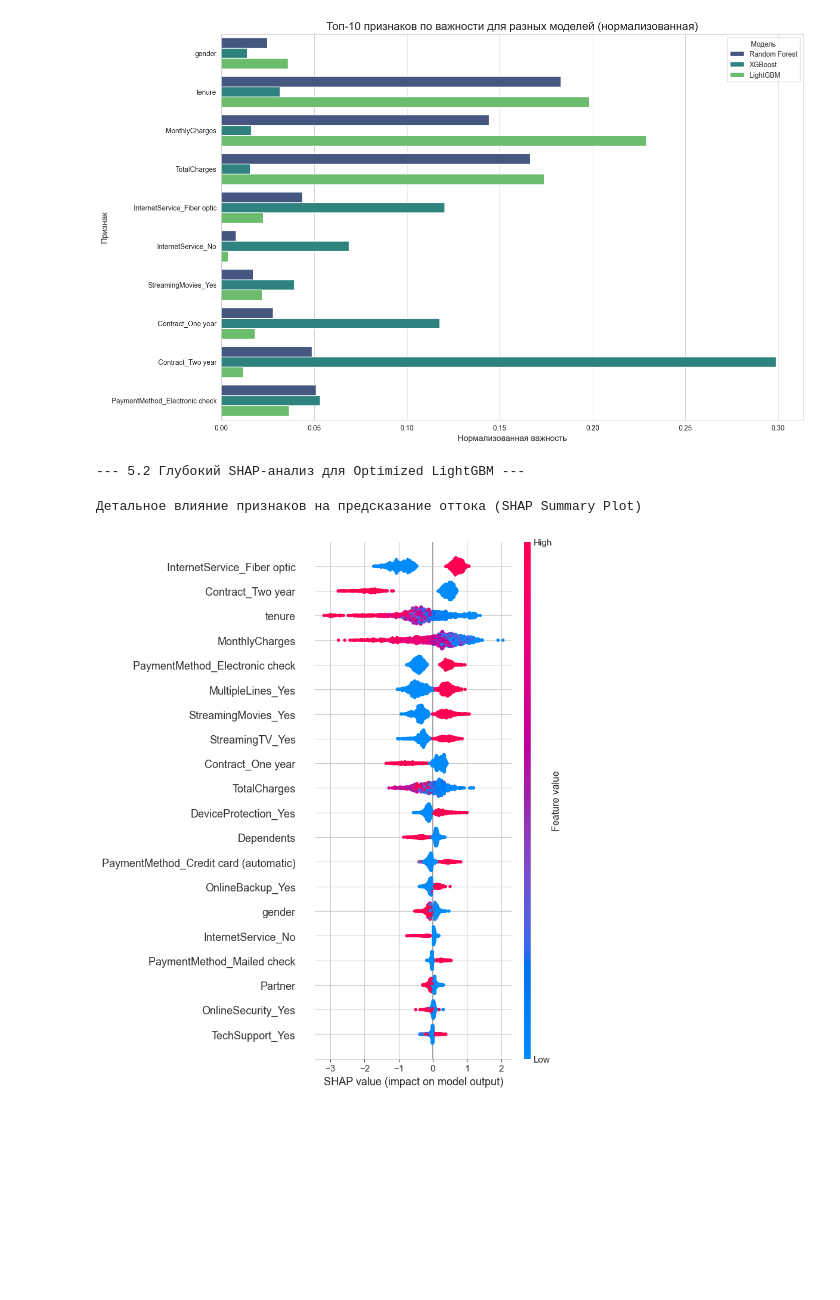
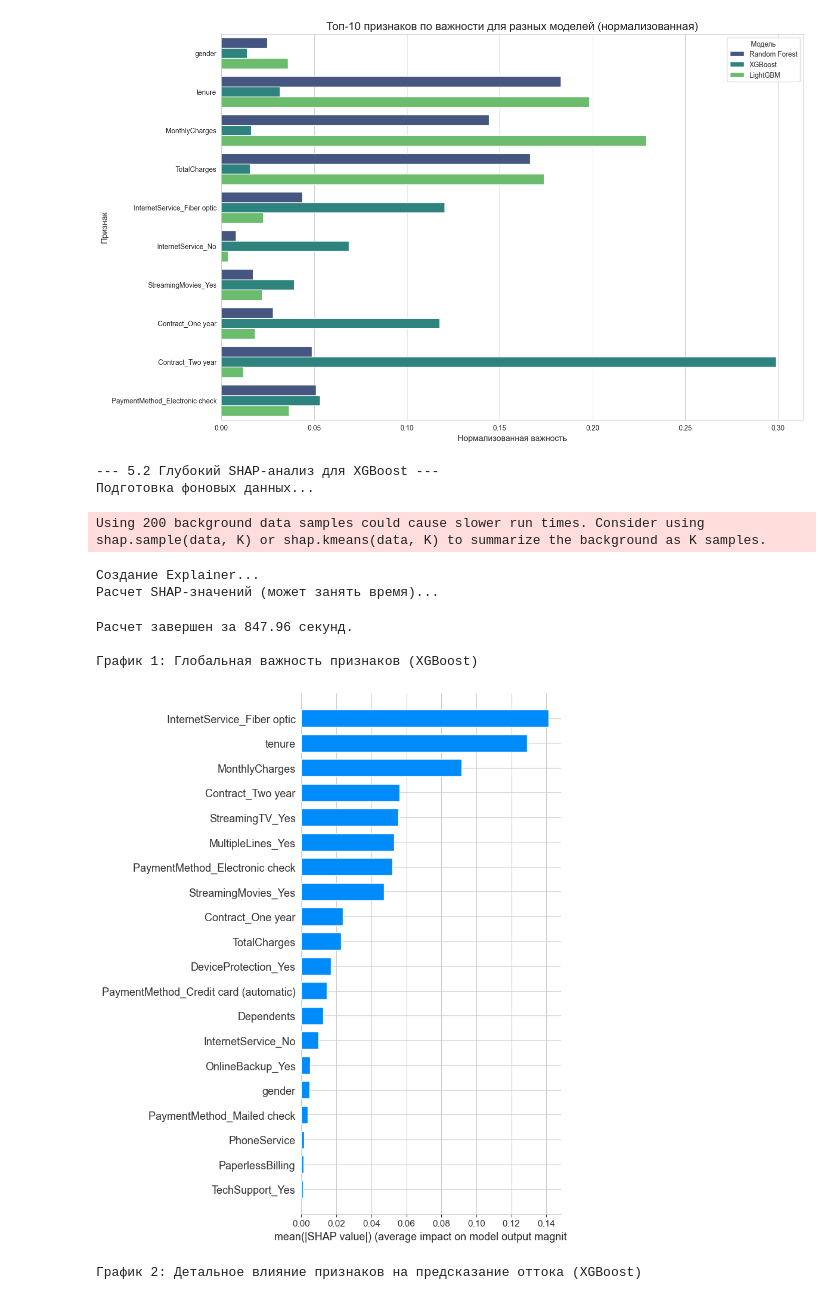
Before and after one commit to VladimirLozovich/churn_prediction_practice, a Jupyter notebook: notebooks/02_Modeling_and_Interpretation.ipynb, the cells around one changed output. Cells and saved outputs as stored; diff of their text form; code cells hidden in the pictures; blank space fills up the shorter version.

```diff
--- a/notebooks/02_Modeling_and_Interpretation.ipynb
+++ b/notebooks/02_Modeling_and_Interpretation.ipynb
@@ -559,33 +555,50 @@ plt.show()
 --- 5.1 Сравнение важности признаков ---
 [figure]
 # %%
-# Попытка провести SHAP-анализ лучшей из полученных моделей - XGBoost, приводит к ошибке из-за несоответствия типов переменных внутри модели и функций модуля SHAP.
-# Из-за неудачи при попытках преодоления этой ошибки было принято решение использовать модель занявшую второе место - LightGBM
-#
 # =============================================================================
-# Шаг 5.2: Глубокий SHAP-анализ лучшей модели
+# Шаг 5.2: Глубокий SHAP-анализ для XGBoost
 # =============================================================================
 import shap
+import time
+import pandas as pd
+import numpy as np
+import xgboost
 
-print("\n--- 5.2 Глубокий SHAP-анализ для Optimized LightGBM ---")
+print("\n--- 5.2 Глубокий SHAP-анализ для XGBoost ---")
 
-explainer_lgbm = shap.TreeExplainer(best_lgbm_model)
-shap_values_lgbm = explainer_lgbm.shap_values(X_test)
+booster = best_xgb_model.get_booster()
 
-# Визуализация: Влияние значений признаков (Beeswarm Plot)
-print("\nДетальное влияние признаков на предсказание оттока (SHAP Summary Plot)")
+def predict_proba_booster(X):
+    # booster.predict() возвращает вероятности только для класса 1,
+    # поэтому shap_values будет посчитан только для него.
+    dmatrix = xgboost.DMatrix(X, feature_names=booster.feature_names)
+    return booster.predict(dmatrix)
 
-# --- НАЧАЛО ИСПРАВЛЕНИЯ ---
-# Убираем индексацию [1]. shap_values_lgbm уже содержит нужный массив для класса 1.
-# Проверяем размерность на всякий случай, чтобы понять, что происходит
-if isinstance(shap_values_lgbm, list):
-    # Если это список (для классов 0 и 1), берем значения для класса 1
-    shap.summary_plot(shap_values_lgbm[1], X_test)
-else:
-    # Если это один массив (только для класса 1), используем его напрямую
-    shap.summary_plot(shap_values_lgbm, X_test)
-# --- КОНЕЦ ИСПРАВЛЕНИЯ ---
+print("Подготовка фоновых данных...")
+background_data = shap.kmeans(X_train_resampled, 200)
+
+print("Создание Explainer...")
+explainer = shap.KernelExplainer(predict_proba_booster, background_data)
+
+print("Расчет SHAP-значений (может занять время)...")
+start_time = time.time()
+shap_values_xgb = explainer.shap_values(X_test.values)
+end_time = time.time()
+print(f"Расчет завершен за {end_time - start_time:.2f} секунд.")
+
+print("\nГрафик 1: Глобальная важность признаков (XGBoost)")
+shap.summary_plot(shap_values_xgb, X_test, plot_type="bar")
+
+print("\nГрафик 2: Детальное влияние признаков на предсказание оттока (XGBoost)")
+shap.summary_plot(shap_values_xgb, X_test)
 # %% [output]
---- 5.2 Глубокий SHAP-анализ для Optimized LightGBM ---
+--- 5.2 Глубокий SHAP-анализ для XGBoost ---
+Подготовка фоновых данных...
-Детальное влияние признаков на предсказание оттока (SHAP Summary Plot)
+Using 200 background data samples could cause slower run times. Consider using shap.sample(data, K) or shap.kmeans(data, K) to summarize the background as K samples.
+Создание Explainer...
+Расчет SHAP-значений (может занять время)...
+Расчет завершен за 847.96 секунд.
+
+График 1: Глобальная важность признаков (XGBoost)
-[figure, old version]
+[figure, new version]
+График 2: Детальное влияние признаков на предсказание оттока (XGBoost)
```
Also changed, not shown: parts of 4 cells of this notebook.
